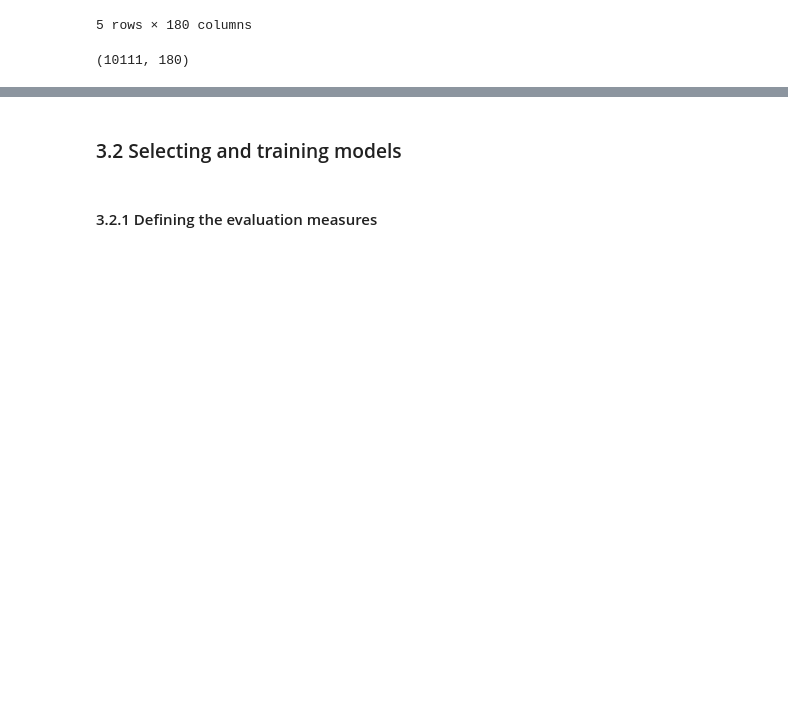
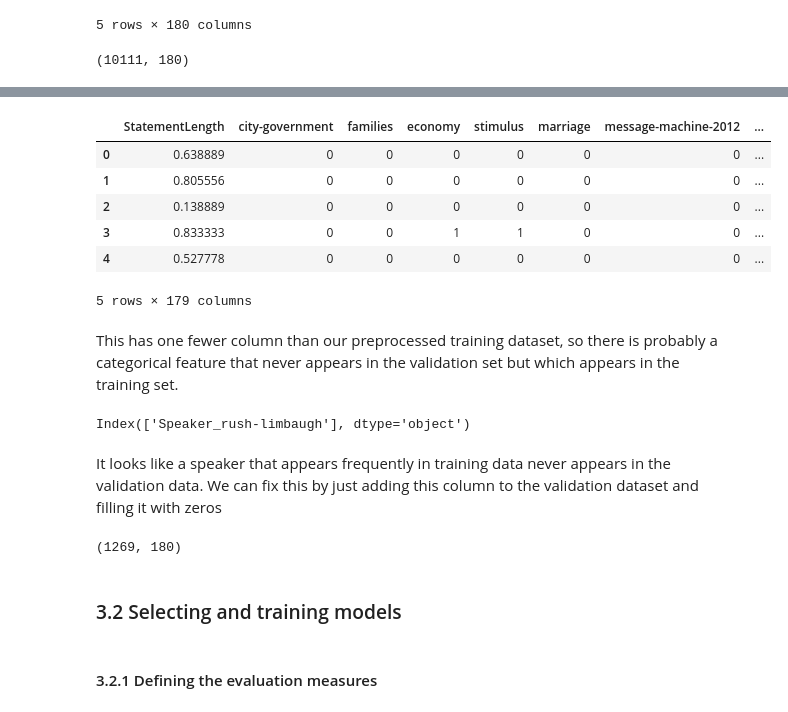
Before and after one commit to giacomomolinari/liar-fake-news-detector, a Jupyter notebook: models.ipynb, the cells around one changed output, grey strips where cells are left out. Drawn from its saved outputs; the diff is of its cells as text; code cells hidden in the pictures; blank space fills up the shorter version.

```diff
--- a/models.ipynb
+++ b/models.ipynb
@@ -402,0 +475,18 @@ X_train_party_encoded.shape
+# %%
+def meta_preprocessing(df):
+  df_res = df.copy()
+
+  min_max_scaler = MinMaxScaler(feature_range=(0, 1))
+  df_res["StatementLength"] = min_max_scaler.fit_transform(df[["StatementLength"]])
+
+  df_res["Speaker"] = df_res["Speaker"].apply(lambda x: x if x in common_speakers else "other")
+  df_res = pd.get_dummies(df_res, columns=["Speaker"])
+
+  df_res["Party"] = df_res["Party"].apply(lambda x: x if x in common_parties else "other")
+  df_res = pd.get_dummies(df_res, columns=["Party"])
+
+  df_statement_length = df_res["StatementLength"].copy()
+  df_res = df_res.map(lambda x: int(x))
+  df_res["StatementLength"] = df_statement_length
+
+  return df_res
@@ -403,3 +506,28 @@ X_train_party_encoded.shape
+# %%
+X_valid_meta = meta_preprocessing(X_valid_meta)
+X_valid_meta.head()
+# %% [output]
+|  | StatementLength | city-government | families | economy | stimulus | marriage | message-machine-2012 | ... |
+| 0 | 0.638889 | 0 | 0 | 0 | 0 | 0 | 0 | ... |
+| 1 | 0.805556 | 0 | 0 | 0 | 0 | 0 | 0 | ... |
+| 2 | 0.138889 | 0 | 0 | 0 | 0 | 0 | 0 | ... |
+| 3 | 0.833333 | 0 | 0 | 1 | 1 | 0 | 0 | ... |
+| 4 | 0.527778 | 0 | 0 | 0 | 0 | 0 | 0 | ... |
+5 rows × 179 columns
+# %% [markdown]
+This has one fewer column than our preprocessed training dataset, so there is probably a categorical feature that never appears in the validation set but which appears in the training set.
+# %%
+X_valid_meta.columns.difference(X_train_meta.columns)
+X_train_meta.columns.difference(X_valid_meta.columns)
+# %% [output]
+Index(['Speaker_rush-limbaugh'], dtype='object')
+# %% [markdown]
+It looks like a speaker that appears frequently in training data never appears in the validation data. We can fix this by just adding this column to the validation dataset and filling it with zeros
+# %%
+X_valid_meta["Speaker_rush-limbaugh"] = 0
+X_valid_meta.shape
+# %% [output]
+(1269, 180)
 # %% [markdown]
 ### 3.2 Selecting and training models
 # %% [markdown]
```
Also changed, not shown: parts of 28 cells of this notebook.
